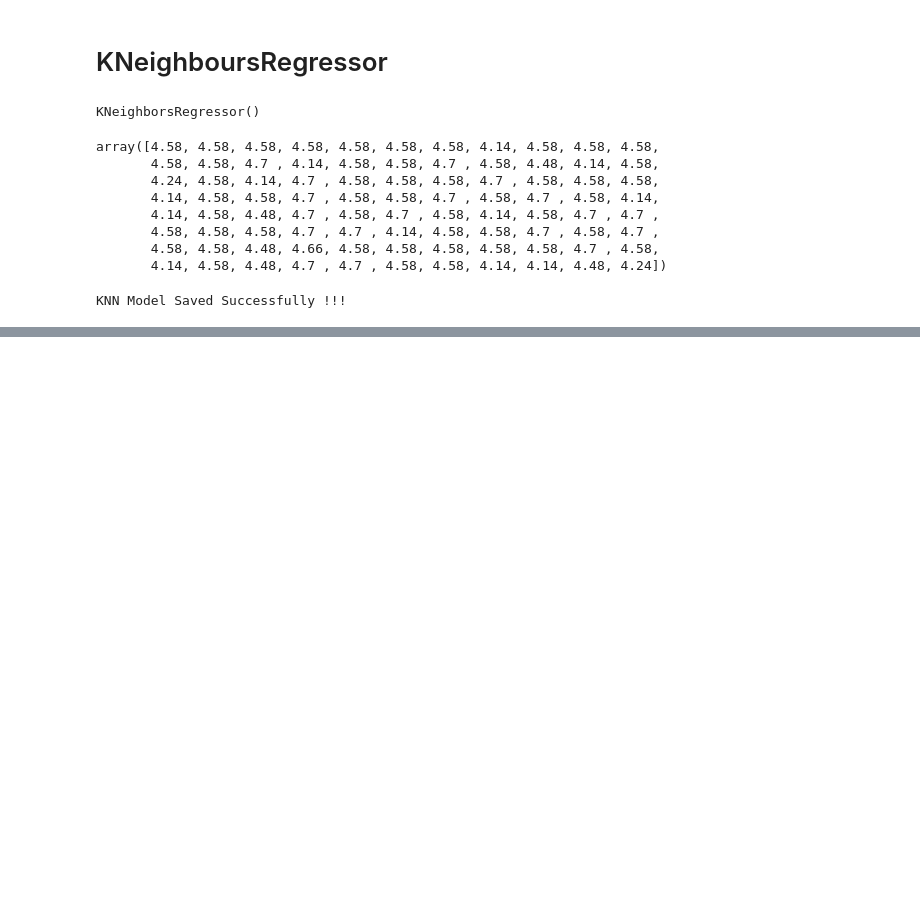
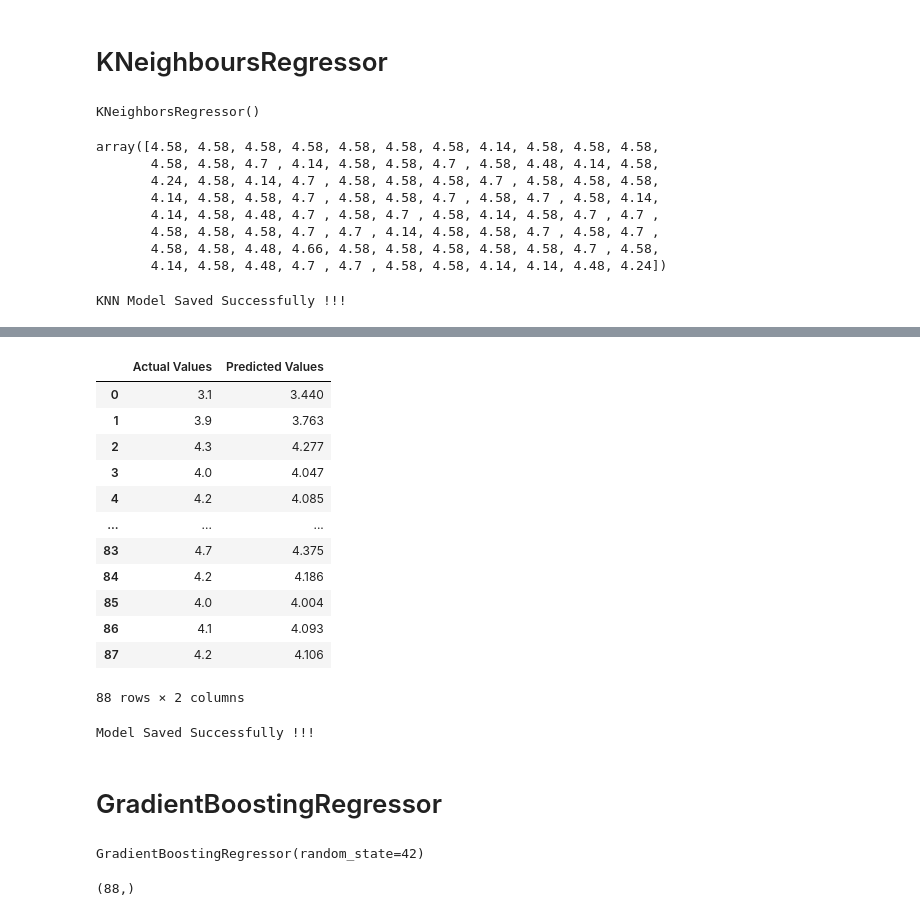
Before and after one commit to kushneek/smartwatch-rating-prediction, a Jupyter notebook: notebooks/Model_Training.ipynb, the cells around one changed output, grey strips where cells are left out. Saved outputs shown, nothing was run; the diff lists cells and outputs as text; code cells hidden in the pictures; blank space fills up the shorter version.

Commit message:
Implemented and Evaluated all models also compared them

```diff
--- a/notebooks/Model_Training.ipynb
+++ b/notebooks/Model_Training.ipynb
@@ -17,6 +19,11 @@ scaler=StandardScaler()
 
 X_train_scaled=pd.DataFrame(scaler.fit_transform(X_train), columns=X_train.columns)
 X_test_scaled=pd.DataFrame(scaler.transform(X_test), columns=X_test.columns)
+# %%
+scaler=StandardScaler()
+
+X_train_scaled=pd.DataFrame(scaler.fit_transform(X_train), columns=X_train.columns)
+X_test_scaled=pd.DataFrame(scaler.transform(X_test), columns=X_test.columns)
 # %%
 print(X_train.shape)
 print(X_test.shape)
@@ -321,0 +331,9 @@ comparison_knn.to_csv(r"C:\Users\ASUS\OneDrive\Documents\ML Project\Smartwatches
+# %%
+# 100 trees(Baseline)
+
+rfr_model=RandomForestRegressor(
+    n_estimators=100,
+    random_state=42
+)
+# %%
+rfr_model.fit(X_train, y_train)
@@ -321,0 +342,2 @@ comparison_knn.to_csv(r"C:\Users\ASUS\OneDrive\Documents\ML Project\Smartwatches
+# %%
+y_pred_rfr=rfr_model.predict(X_test)
@@ -321,0 +366,17 @@ comparison_knn.to_csv(r"C:\Users\ASUS\OneDrive\Documents\ML Project\Smartwatches
+# %%
+comparison_rfr=pd.DataFrame({"Actual Values":y_test, "Predicted Values" : y_pred_rfr})
+comparison_rfr
+# %% [output]
+|  | Actual Values | Predicted Values |
+| 0 | 3.1 | 3.440 |
+| 1 | 3.9 | 3.763 |
+| 2 | 4.3 | 4.277 |
+| 3 | 4.0 | 4.047 |
+| 4 | 4.2 | 4.085 |
+| ... | ... | ... |
+| 83 | 4.7 | 4.375 |
+| 84 | 4.2 | 4.186 |
+| 85 | 4.0 | 4.004 |
+| 86 | 4.1 | 4.093 |
+| 87 | 4.2 | 4.106 |
+88 rows × 2 columns
@@ -321,0 +385,7 @@ comparison_knn.to_csv(r"C:\Users\ASUS\OneDrive\Documents\ML Project\Smartwatches
+# %%
+joblib.dump(rfr_model, r"C:\Users\ASUS\OneDrive\Documents\ML Project\Smartwatches project\models\RFR_model.joblib")
+print("Model Saved Successfully !!!")
+# %% [output]
+Model Saved Successfully !!!
+# %% [markdown]
+# GradientBoostingRegressor
@@ -321,0 +398,9 @@ comparison_knn.to_csv(r"C:\Users\ASUS\OneDrive\Documents\ML Project\Smartwatches
+# %%
+gbr_model.fit(X_train, y_train)
+# %% [output]
+GradientBoostingRegressor(random_state=42)
+# %%
+y_pred_gbr=gbr_model.predict(X_test)
+y_pred_gbr.shape
+# %% [output]
+(88,)
```
Also changed, not shown: parts of 22 cells of this notebook, 8 other files.
